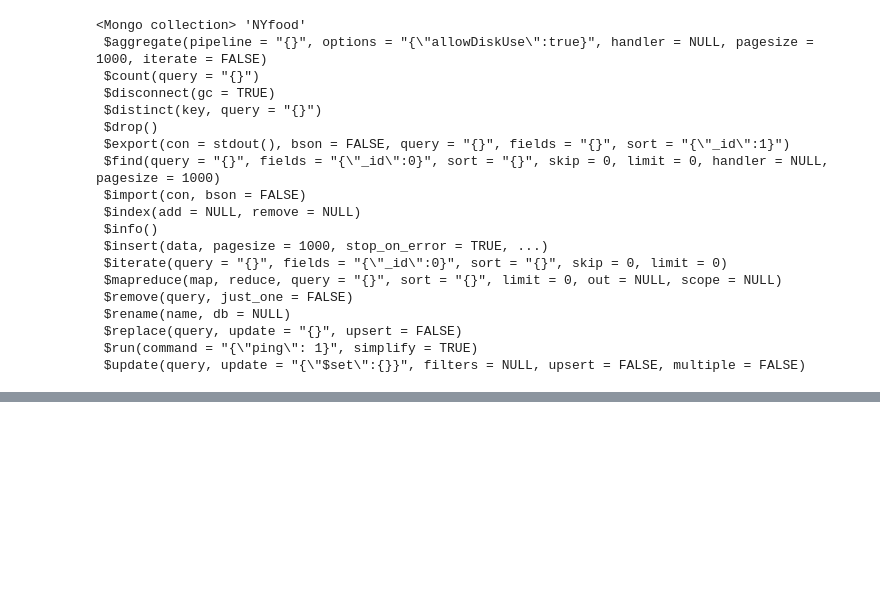
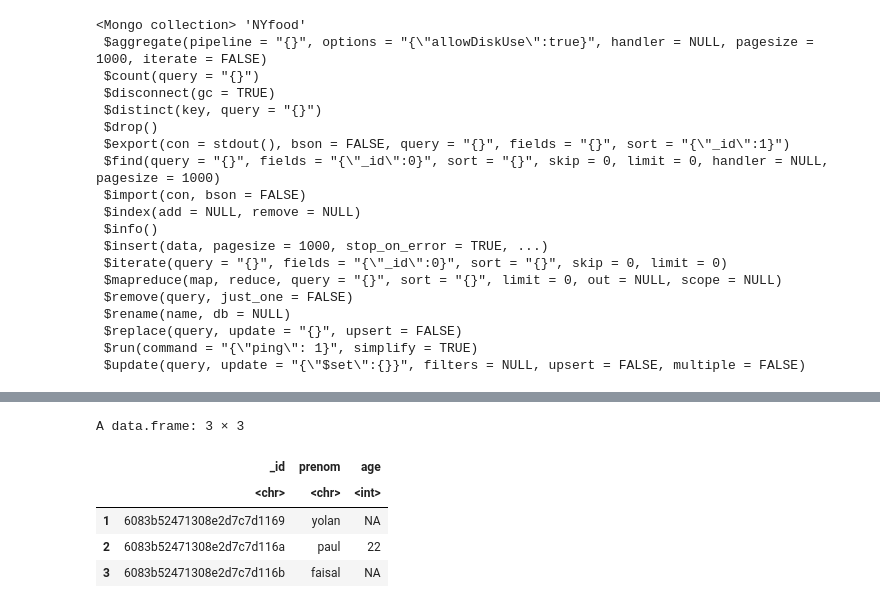
Before and after one commit to rtavenar/mongo_book, a Jupyter notebook: _sources/content/07_scripts_R.ipynb, the cells around one changed output, grey strips where cells are left out. Saved outputs shown, nothing was run; the diff lists cells and outputs as text; code cells hidden in the pictures; blank space fills up the shorter version.

```diff
--- a/_sources/content/07_scripts_R.ipynb
+++ b/_sources/content/07_scripts_R.ipynb
@@ -33,0 +551,9 @@ print(coll)
+# %%
+individus$find(query = '{}', fields = '{}')
+# %% [output]
+A data.frame: 3 × 3
+|  | _id | prenom | age |
+|  | <chr> | <chr> | <int> |
+| 1 | 6083b52471308e2d7c7d1169 | yolan | NA |
+| 2 | 6083b52471308e2d7c7d116a | paul | 22 |
+| 3 | 6083b52471308e2d7c7d116b | faisal | NA |
```
Also changed, not shown: parts of 57 cells of this notebook, 19 other files.
